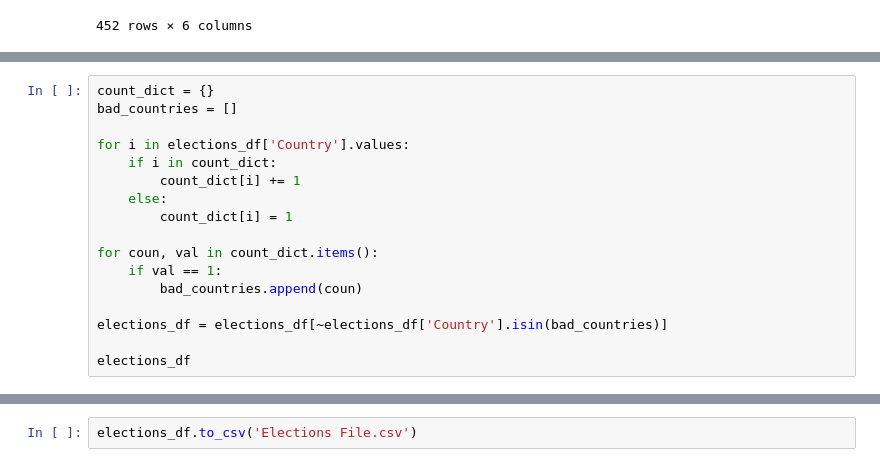
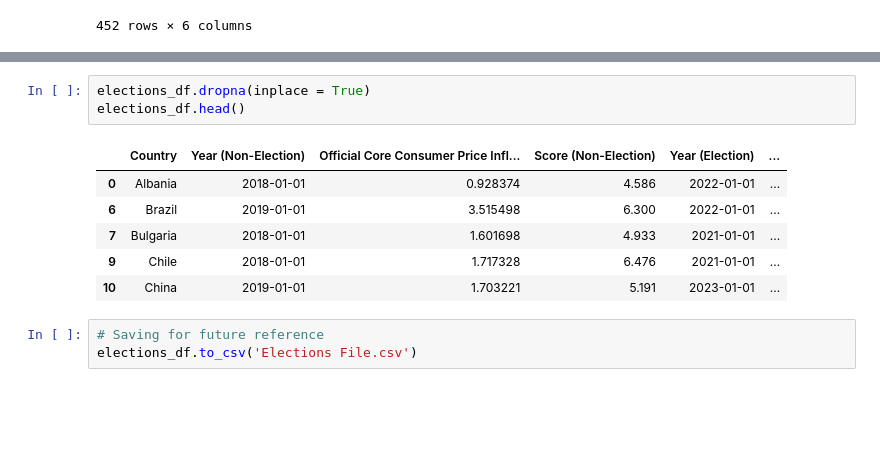
Before and after one commit to cmgboji/PSY371F-Final-Project, a Jupyter notebook: PSY 371F - Notebook.ipynb, the cells around one changed output, grey strips where cells are left out. Saved outputs shown, nothing was run; the diff lists cells and outputs as text; blank space fills up the shorter version.

```diff
--- a/PSY 371F - Notebook.ipynb
+++ b/PSY 371F - Notebook.ipynb
@@ -245,17 +225,0 @@ elections_df
-# %%
-count_dict = {}
-bad_countries = []
-
-for i in elections_df['Country'].values:
-    if i in count_dict:
-        count_dict[i] += 1
-    else:
-        count_dict[i] = 1
-
-for coun, val in count_dict.items():
-    if val == 1:
-        bad_countries.append(coun)
-
-elections_df = elections_df[~elections_df['Country'].isin(bad_countries)]
-
-elections_df
@@ -318,2 +270,13 @@ See the caveats in the documentation: https://pandas.pydata.org/pandas-docs/stab
+# %%
+elections_df.dropna(inplace = True)
+elections_df.head()
+# %% [output]
+|  | Country | Year (Non-Election) | Official Core Consumer Price Infl... | Score (Non-Election) | Year (Election) | ... |
+| 0 | Albania | 2018-01-01 | 0.928374 | 4.586 | 2022-01-01 | ... |
+| 6 | Brazil | 2019-01-01 | 3.515498 | 6.300 | 2022-01-01 | ... |
+| 7 | Bulgaria | 2018-01-01 | 1.601698 | 4.933 | 2021-01-01 | ... |
+| 9 | Chile | 2018-01-01 | 1.717328 | 6.476 | 2021-01-01 | ... |
+| 10 | China | 2019-01-01 | 1.703221 | 5.191 | 2023-01-01 | ... |
 # %%
+# Saving for future reference
 elections_df.to_csv('Elections File.csv')
```
Also changed, not shown: parts of 5 cells of this notebook, 1 other file.
